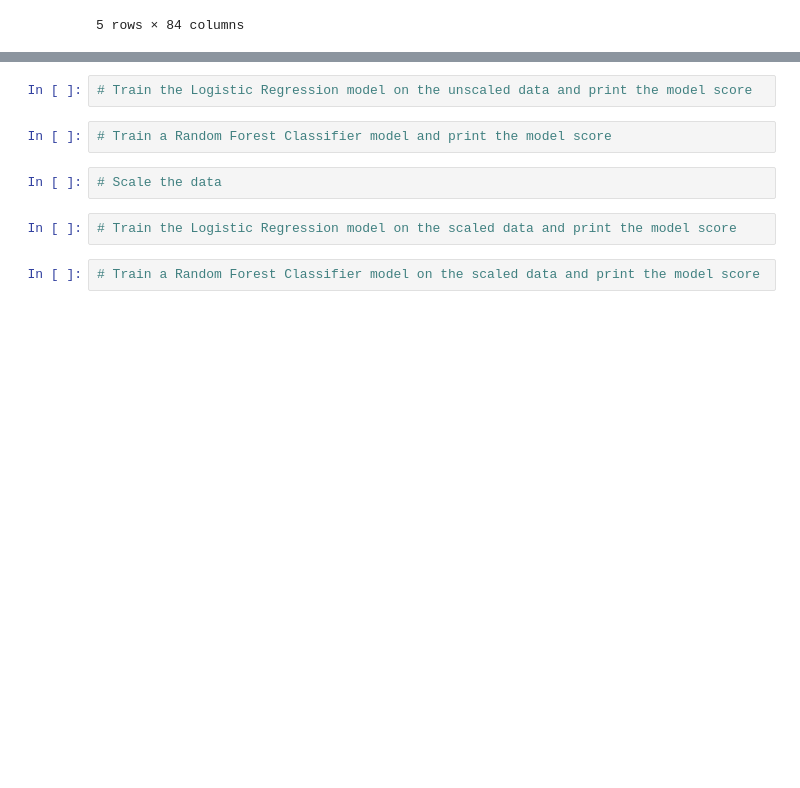
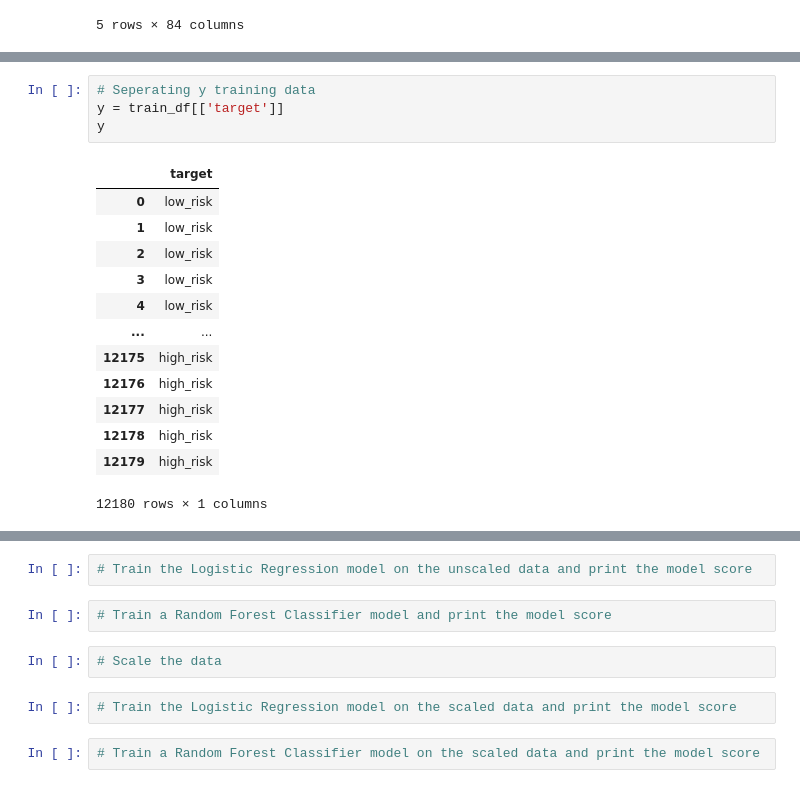
Before and after one commit to savi09/LendingClub-ML, a Jupyter notebook: Credit Risk Evaluator.ipynb, the cells around one changed output, grey strips where cells are left out. Drawn from its saved outputs; the diff is of its cells as text; blank space fills up the shorter version.

```diff
--- a/Credit Risk Evaluator.ipynb
+++ b/Credit Risk Evaluator.ipynb
@@ -48 +109,19 @@ test_df.head()
+# %%
+# Seperating y training data
+y = train_df[['target']]
+y
+# %% [output]
+|  | target |
+| 0 | low_risk |
+| 1 | low_risk |
+| 2 | low_risk |
+| 3 | low_risk |
+| 4 | low_risk |
+| ... | ... |
+| 12175 | high_risk |
+| 12176 | high_risk |
+| 12177 | high_risk |
+| 12178 | high_risk |
+| 12179 | high_risk |
+12180 rows × 1 columns
 # %%
```
Also changed, not shown: parts of 24 cells of this notebook.
